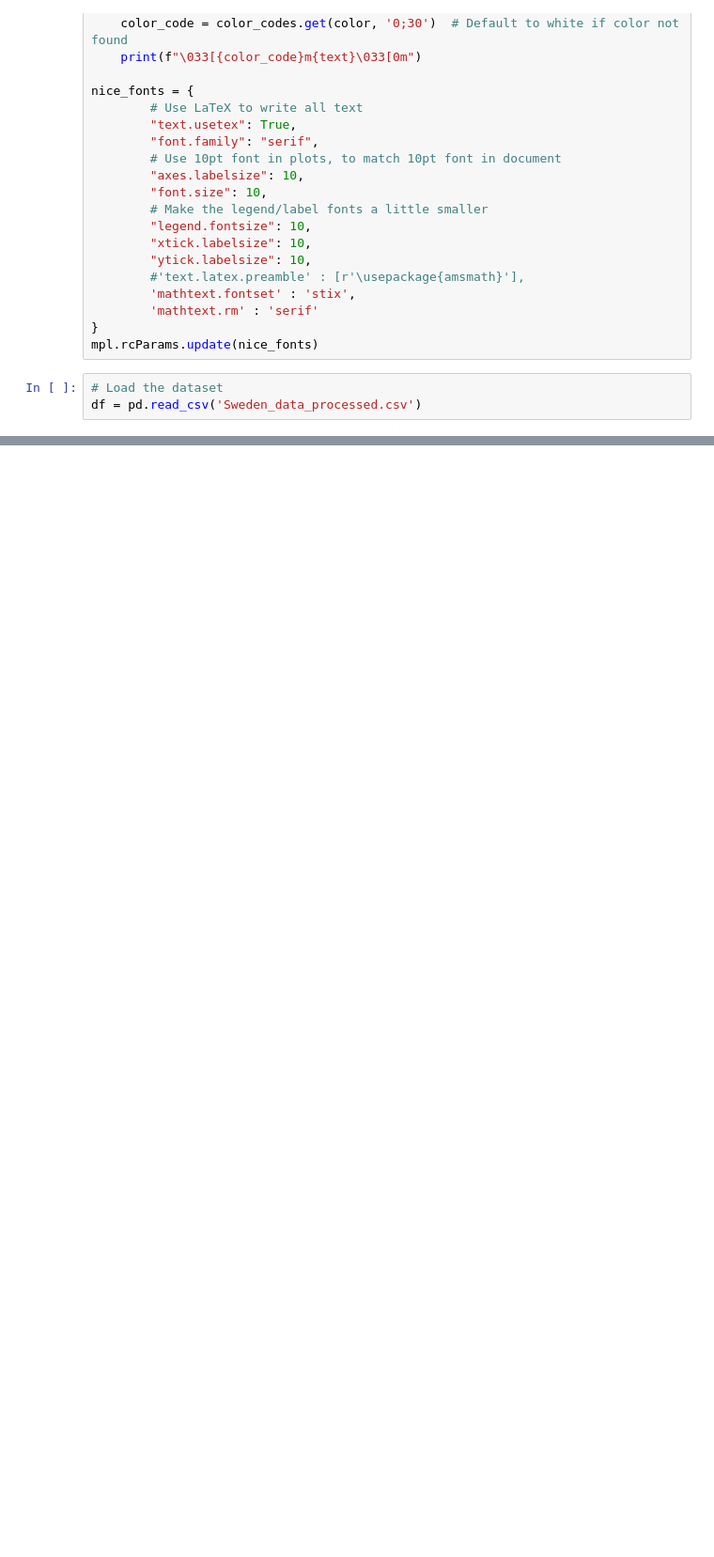
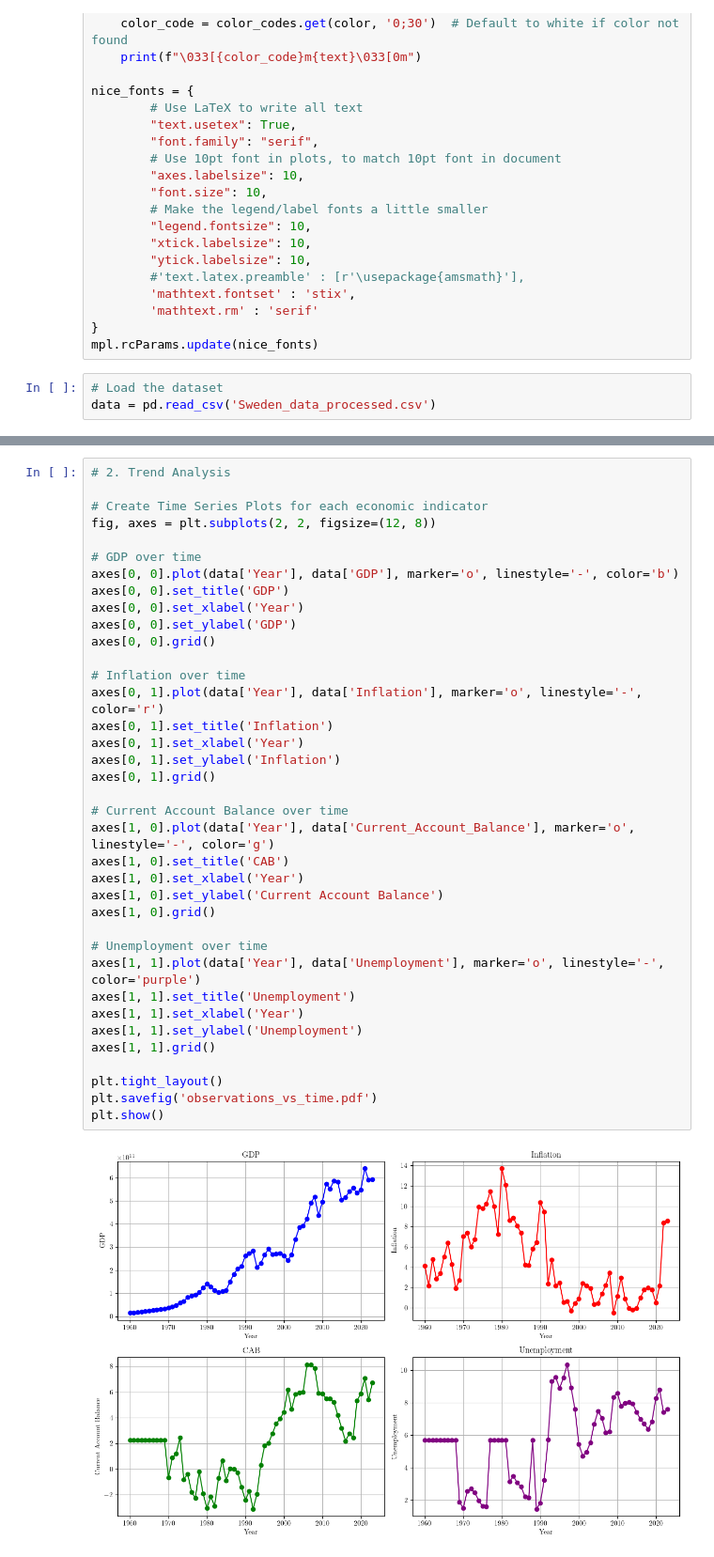
Before and after one commit to arnobmukherjee1988/Swedish_Economic_Analysis, a Jupyter notebook: eda.ipynb, the cells around one changed output, grey strips where cells are left out. Shown at 94% size. Drawn from its saved outputs; the diff is of its cells as text; blank space fills up the shorter version.

```diff
--- a/eda.ipynb
+++ b/eda.ipynb
@@ -58,4 +58,4 @@ nice_fonts = {
 mpl.rcParams.update(nice_fonts)
 # %%
 # Load the dataset
-df = pd.read_csv('Sweden_data_processed.csv')
+data = pd.read_csv('Sweden_data_processed.csv')
@@ -226,0 +89,39 @@ for asset, df in data.items():
+# %%
+# 2. Trend Analysis
+
+# Create Time Series Plots for each economic indicator
+fig, axes = plt.subplots(2, 2, figsize=(12, 8))
+
+# GDP over time
+axes[0, 0].plot(data['Year'], data['GDP'], marker='o', linestyle='-', color='b')
+axes[0, 0].set_title('GDP')
+axes[0, 0].set_xlabel('Year')
+axes[0, 0].set_ylabel('GDP')
+axes[0, 0].grid()
+
+# Inflation over time
+axes[0, 1].plot(data['Year'], data['Inflation'], marker='o', linestyle='-', color='r')
+axes[0, 1].set_title('Inflation')
+axes[0, 1].set_xlabel('Year')
+axes[0, 1].set_ylabel('Inflation')
+axes[0, 1].grid()
+
+# Current Account Balance over time
+axes[1, 0].plot(data['Year'], data['Current_Account_Balance'], marker='o', linestyle='-', color='g')
+axes[1, 0].set_title('CAB')
+axes[1, 0].set_xlabel('Year')
+axes[1, 0].set_ylabel('Current Account Balance')
+axes[1, 0].grid()
+
+# Unemployment over time
+axes[1, 1].plot(data['Year'], data['Unemployment'], marker='o', linestyle='-', color='purple')
+axes[1, 1].set_title('Unemployment')
+axes[1, 1].set_xlabel('Year')
+axes[1, 1].set_ylabel('Unemployment')
+axes[1, 1].grid()
+
+plt.tight_layout()
+plt.savefig('observations_vs_time.pdf')
+plt.show()
+# %% [output]
+[figure, added]
```
Also changed, not shown: parts of 12 cells of this notebook, 5 other files.
